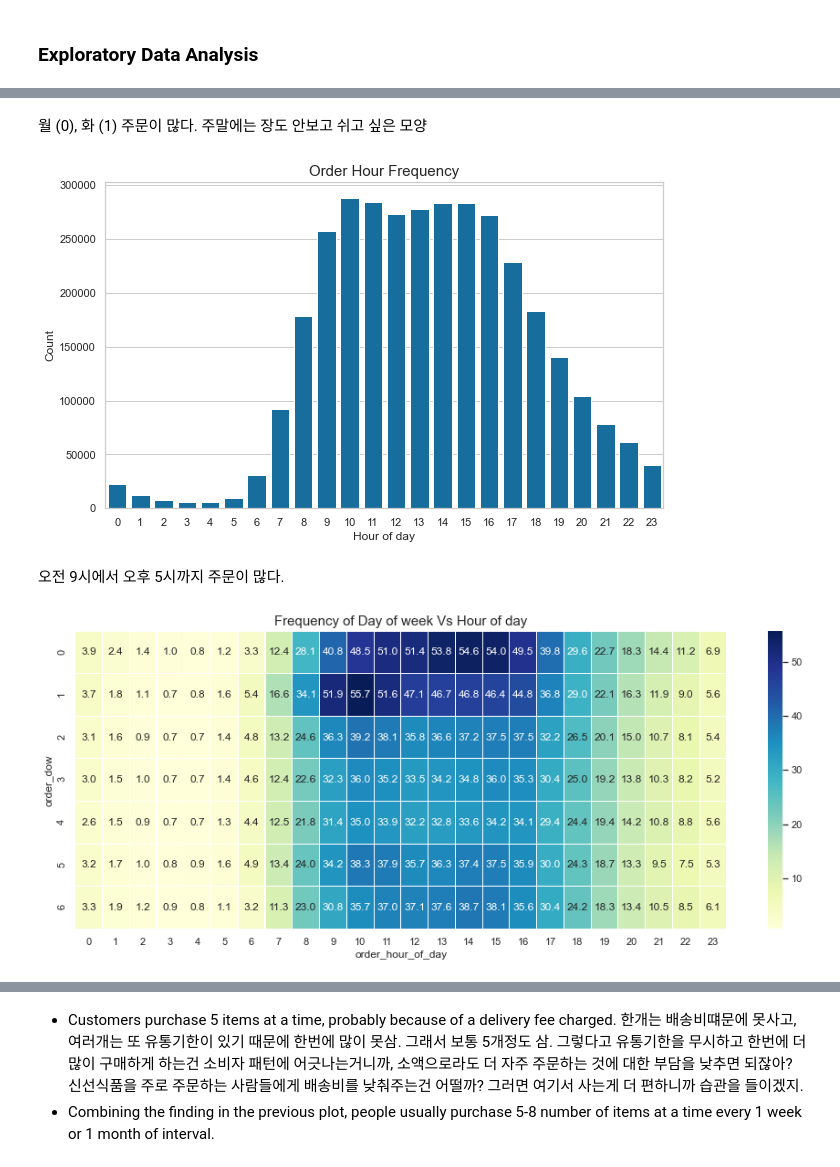
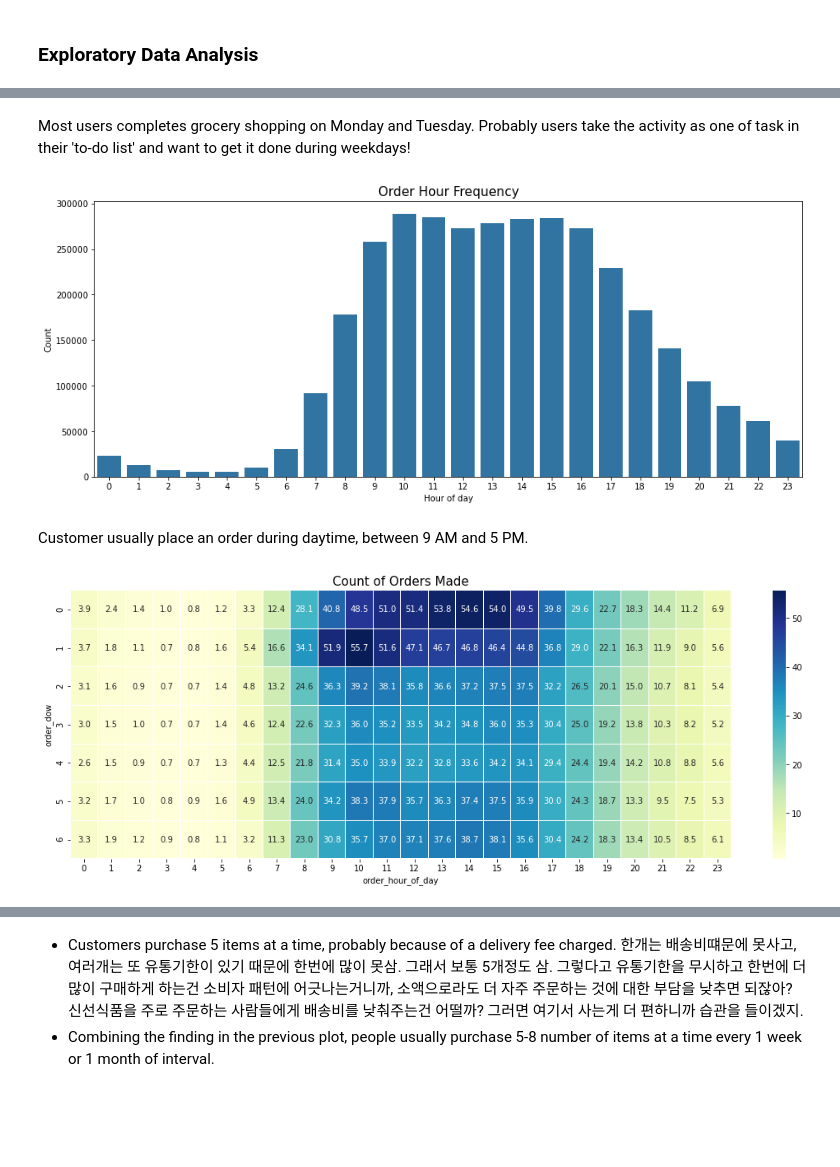
Before and after one commit to miji-lee-kr/Market_Basket_Analysis, a Jupyter notebook: Market_Basket_Analysis.ipynb, the cells around one changed output, grey strips where cells are left out. Saved outputs shown, nothing was run; the diff lists cells and outputs as text; code cells hidden in the pictures; blank space fills up the shorter version.

```diff
--- a/Market_Basket_Analysis.ipynb
+++ b/Market_Basket_Analysis.ipynb
@@ -141,24 +127,22 @@ plt.title("Frequency of order by week day", fontsize=15);
 # %% [markdown]
-월 (0), 화 (1) 주문이 많다. 주말에는 장도 안보고 쉬고 싶은 모양
+Most users completes grocery shopping on Monday and Tuesday. Probably users take the activity as one of task in their 'to-do list' and want to get it done during weekdays!
 # %%
-plt.figure(figsize=(10,6))
+plt.figure(figsize=(15,6))
 sns.countplot(x="order_hour_of_day", data=orders, color=color)
 plt.ylabel('Count')
 plt.xlabel('Hour of day')
 plt.title("Order Hour Frequency", fontsize=15);
 # %% [output]
-[figure, old version]
+[figure, new version]
 # %% [markdown]
-오전 9시에서 오후 5시까지 주문이 많다.
+Customer usually place an order during daytime, between 9 AM and 5 PM.
 # %%
-# 주문수 많은 시간대와 요일 조합
-
 grouped_df = orders.groupby(["order_dow", "order_hour_of_day"])["order_number"].agg(lambda x: len(x)/1000).reset_index()
 grouped_df = grouped_df.pivot('order_dow', 'order_hour_of_day', 'order_number')
 
-plt.figure(figsize=(16,6))
+plt.figure(figsize=(18,6))
 sns.heatmap(grouped_df, cmap = 'YlGnBu', annot=True, fmt="1.1f", linewidths = .1)
-plt.title("Frequency of Day of week Vs Hour of day", size = 15);
+plt.title("Count of Orders Made", size = 15);
 # %% [output]
-[figure, old version]
+[figure, new version]
 # %%
```
Also changed, not shown: parts of 40 cells of this notebook.
